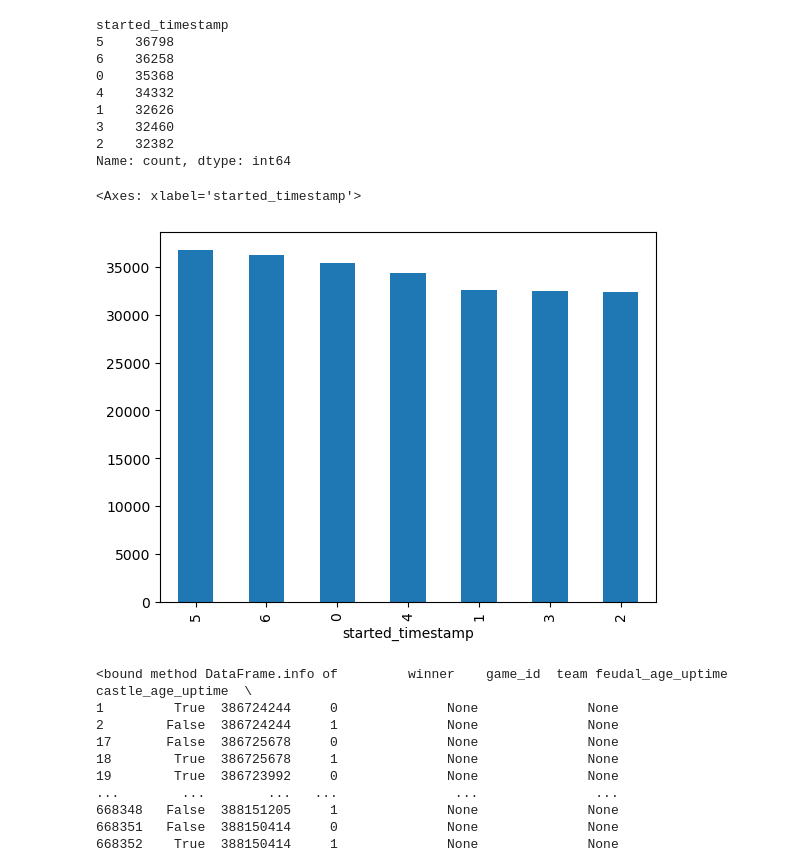
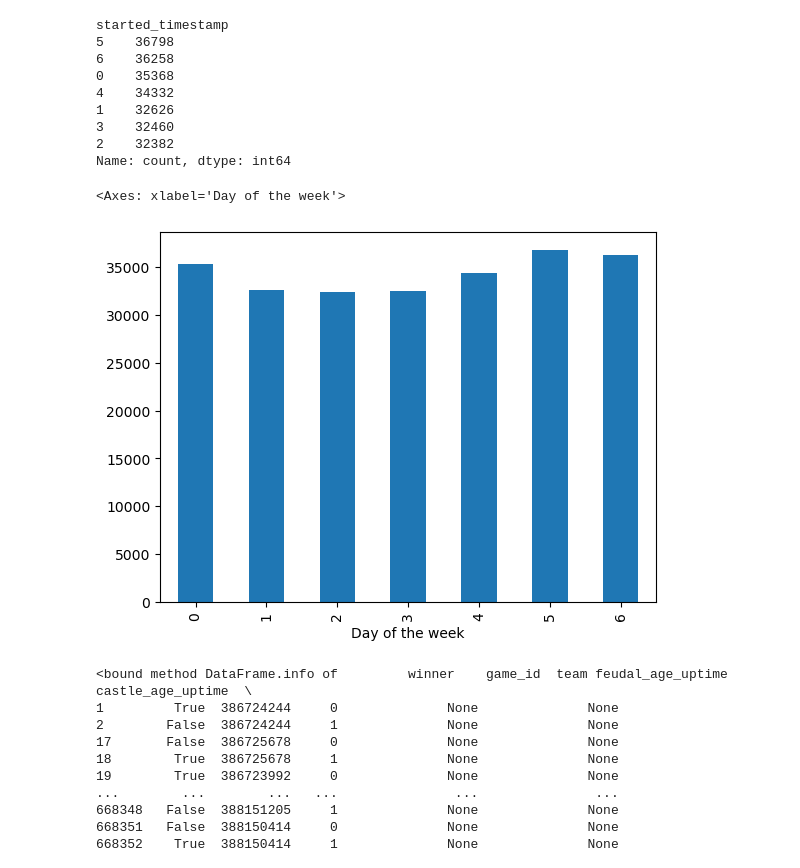
Before and after one commit to SamanAshoori/AOE2, a Jupyter notebook: Analysis.ipynb, the cells around one changed output. Drawn from its saved outputs; the diff is of its cells as text; code cells hidden in the pictures.

Commit message:
Changes to the graphing

```diff
--- a/Analysis.ipynb
+++ b/Analysis.ipynb
@@ -338,10 +338,10 @@ started_timestamp
 2    32382
 Name: count, dtype: int64
 # %%
-stats['started_timestamp'].dt.dayofweek.value_counts().plot(kind = 'bar')
+stats['started_timestamp'].dt.dayofweek.value_counts().sort_index().plot(kind = 'bar', xlabel = 'Day of the week')
 # %% [output]
-<Axes: xlabel='started_timestamp'>
+<Axes: xlabel='Day of the week'>
-[figure, old version]
+[figure, new version]
 # %%
 #Lets find games past midnight but before 6am
 filtered_stats = stats[
```
